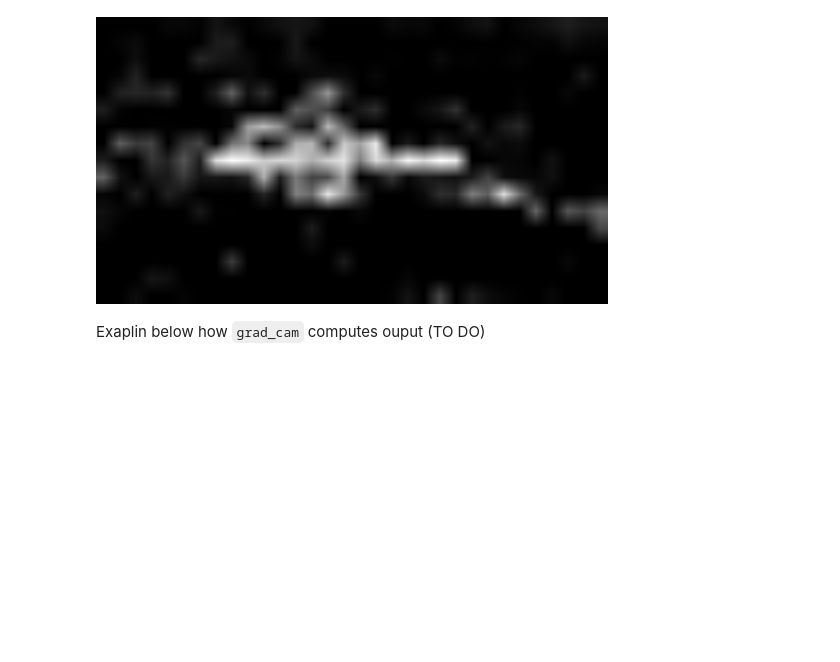
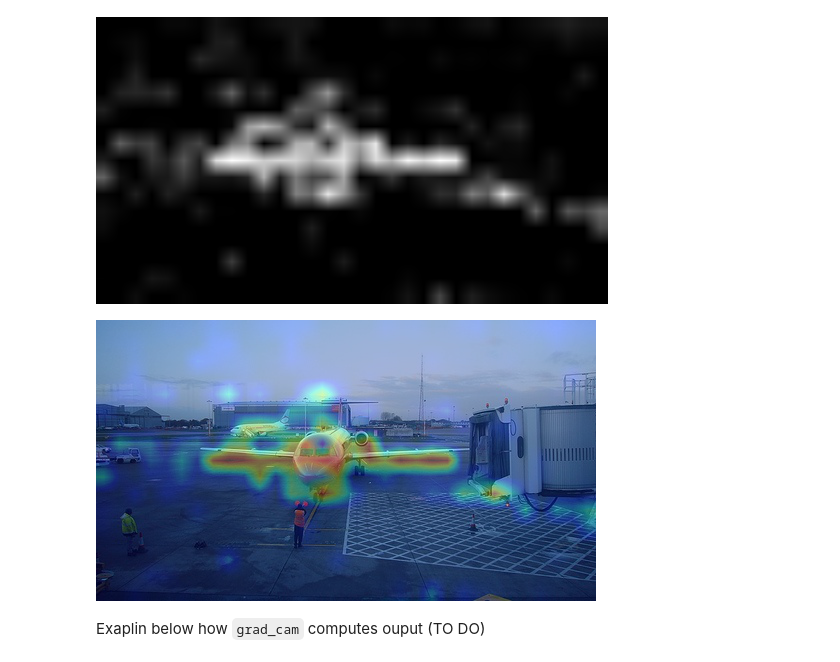
Before and after one commit to giuseppecurci/Advanced-CV-Project, a Jupyter notebook: frozen_clip_explained.ipynb, the cells around one changed output. Drawn from its saved outputs; the diff is of its cells as text; code cells hidden in the pictures; blank space fills up the shorter version.

Commit message:
Now the raw CLIP gradCAM is visualized

```diff
--- a/frozen_clip_explained.ipynb
+++ b/frozen_clip_explained.ipynb
@@ -742,6 +742,17 @@ highres_cam_to_save.append(torch.tensor(grayscale_cam_highres))
 ToPILImage()(grayscale_cam_highres)
 # %% [output]
 [figure]
+# %%
+image = Image.open(rf"Advanced-CV-Project\VOCdevkit\VOC2012\JPEGImages\{name[0]}.jpg")
+color_map = plt.get_cmap('jet')
+cam_resized = Image.fromarray((grayscale_cam * 255).astype(np.uint8)).resize(image.size, Image.BILINEAR)
+cam_colored = color_map(np.array(cam_resized) / 255.0)[:,:,:3]
+cam_colored_image = Image.fromarray((cam_colored * 255).astype(np.uint8))
+overlayed_image = Image.blend(image, cam_colored_image, alpha = 0.3)
+# %%
+overlayed_image
+# %% [output]
+[figure, added]
 # %% [markdown]
 Exaplin below how `grad_cam` computes ouput (TO DO)
 # %%
```
